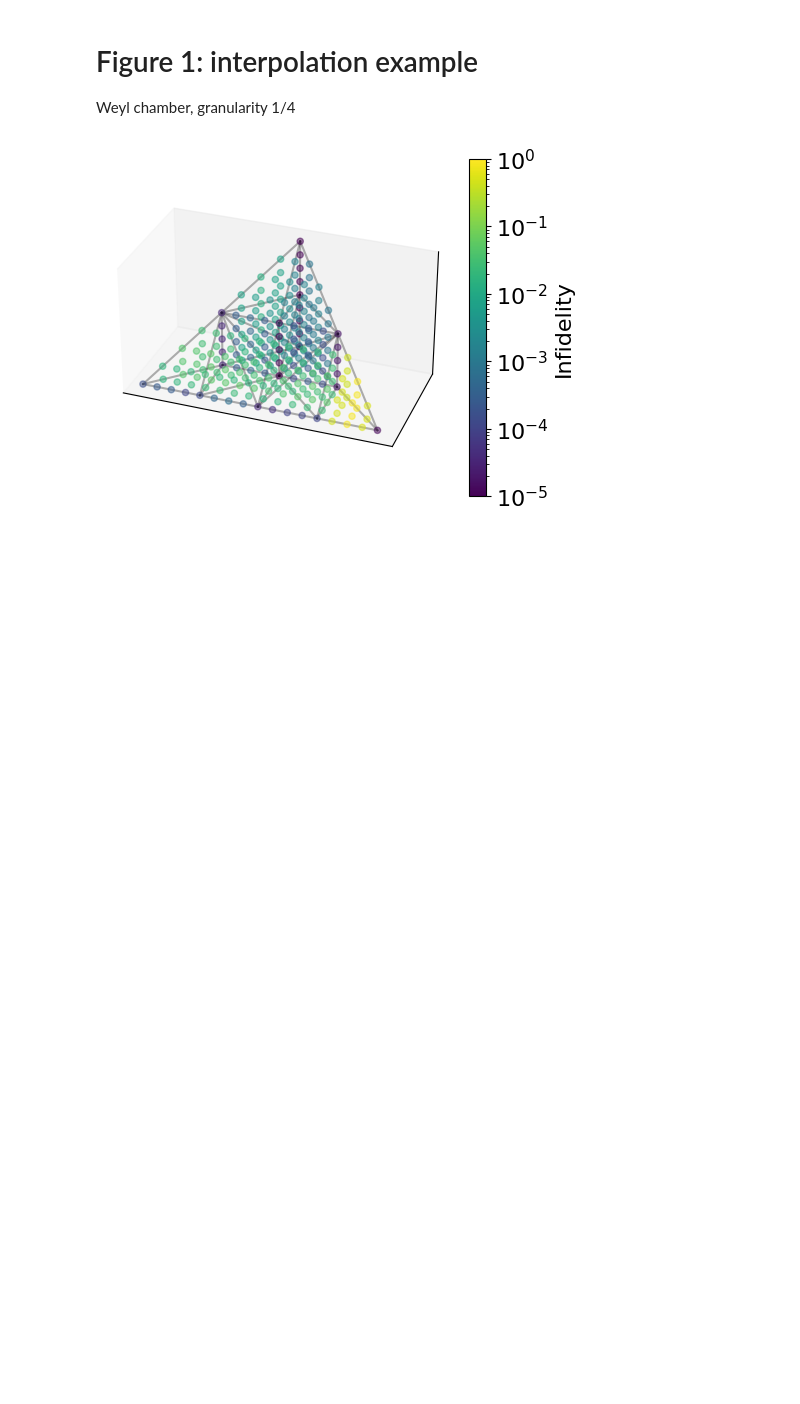
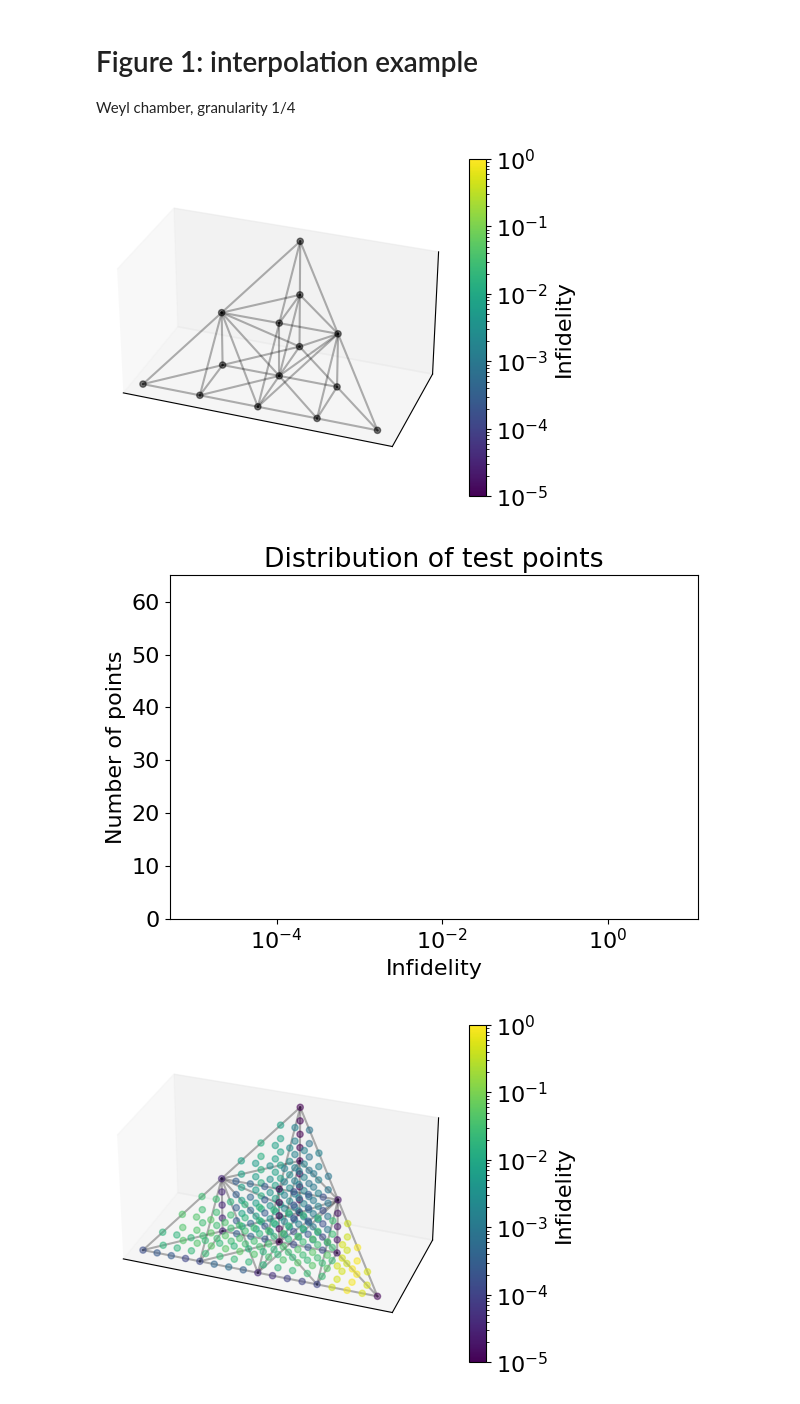
Before and after one commit to jasonchadwick/pulse-interpolation, a Jupyter notebook: interpolate3-weyl.ipynb, the cells around one changed output. Drawn from its saved outputs; the diff is of its cells as text; code cells hidden in the pictures; blank space fills up the shorter version.

Commit message:
add train points plotting

```diff
--- a/interpolate3-weyl.ipynb
+++ b/interpolate3-weyl.ipynb
@@ -96,6 +96,18 @@ for iter in range(num_optimization_rounds):
         result_dicts.append(result_dict)
     else:
         result_dicts.append(pickle.load(open(filename, 'rb')))
+# %%
+train_points = result_dicts[0]['train_points']
+test_points = result_dicts[0]['test_points']
+infids = result_dicts[0]['infids']
+simplices = result_dicts[0]['simplices']
+
+plot_file = f'interpolation_results/weyl/example_plots/train_points_'
+os.makedirs(os.path.dirname(plot_file), exist_ok=True)
+plotter.plot_interpolation(train_points, np.zeros(train_points.shape[0]), train_points, simplices, savepath=plot_file, aspect=(2,1,1), hist_ylim=(0,65))
+# %% [output]
+[figure, added]
+[figure, added]
 # %%
 cum_iters = 0
 for i,result_dict in enumerate(result_dicts):
```
Also changed, not shown: 4 other files.
